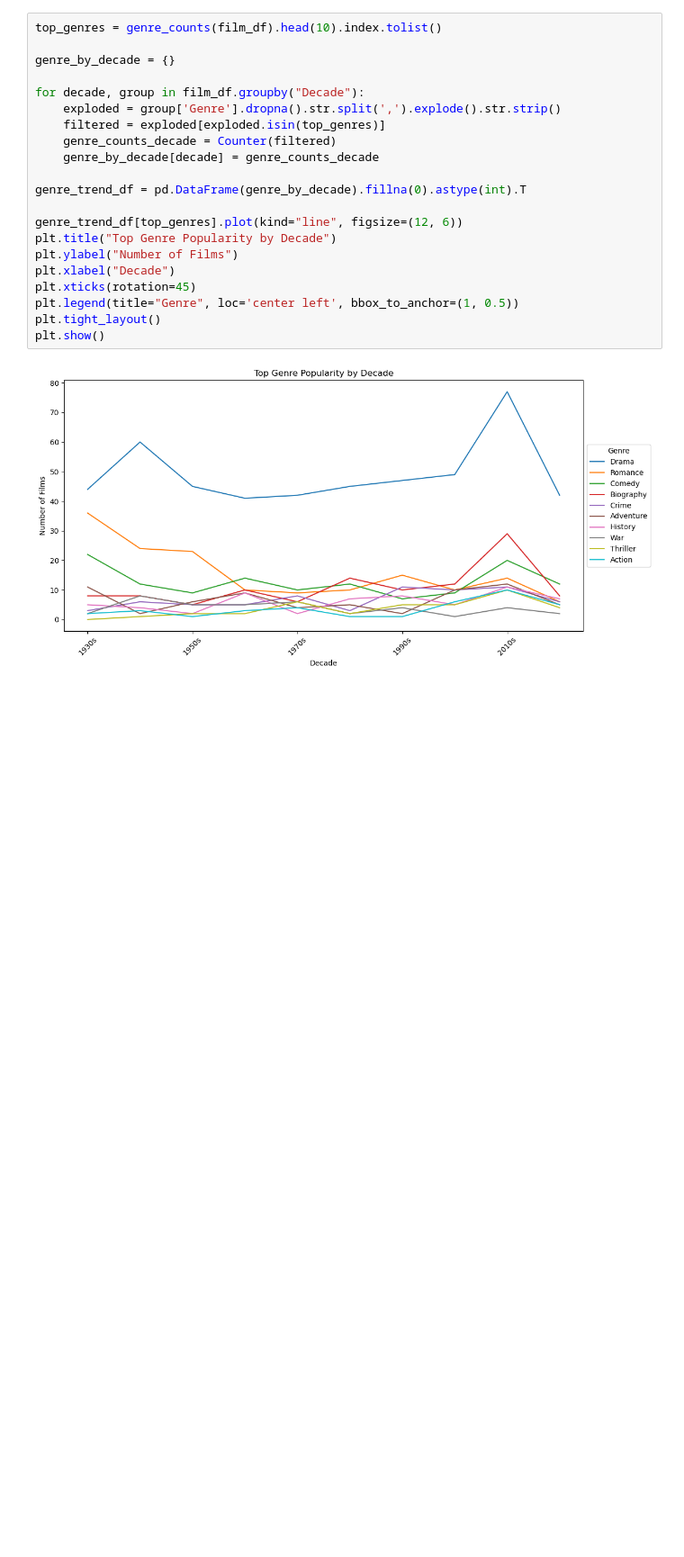
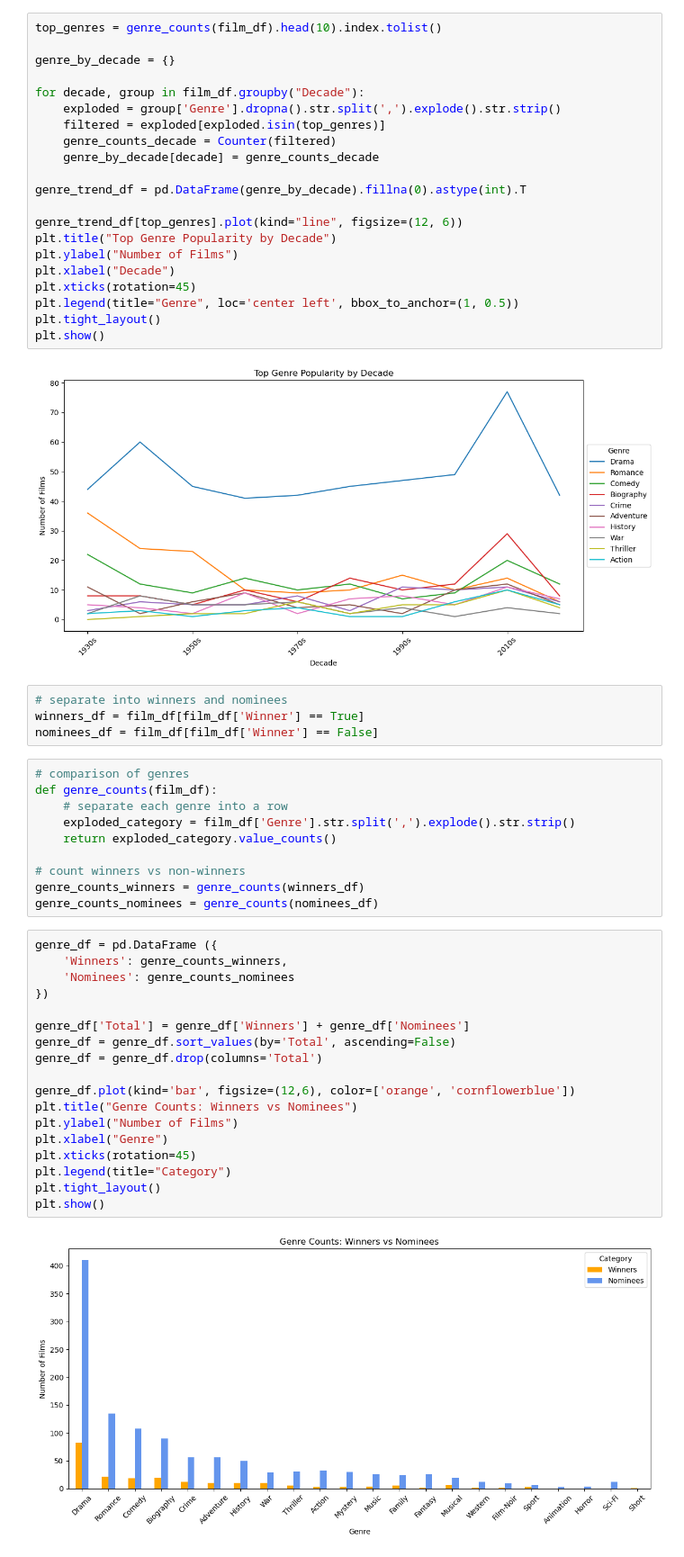
Before and after one commit to LiztheWz/filmcode, a Jupyter notebook: 386project_part2.ipynb, the cells around one changed output. Shown: that part at 90% size. Drawn from its saved outputs; the diff is of its cells as text; blank space fills up the shorter version.

Commit message:
director, genre, writer eda

```diff
--- a/386project_part2.ipynb
+++ b/386project_part2.ipynb
@@ -251,3 +103,37 @@ plt.tight_layout()
 plt.show()
 # %% [output]
 [figure]
+# %%
+# separate into winners and nominees
+winners_df = film_df[film_df['Winner'] == True]
+nominees_df = film_df[film_df['Winner'] == False]
+# %%
+# comparison of genres
+def genre_counts(film_df):
+    # separate each genre into a row
+    exploded_category = film_df['Genre'].str.split(',').explode().str.strip()
+    return exploded_category.value_counts()
+
+# count winners vs non-winners
+genre_counts_winners = genre_counts(winners_df)
+genre_counts_nominees = genre_counts(nominees_df)
+# %%
+genre_df = pd.DataFrame ({
+    'Winners': genre_counts_winners,
+    'Nominees': genre_counts_nominees
+})
+
+genre_df['Total'] = genre_df['Winners'] + genre_df['Nominees']
+genre_df = genre_df.sort_values(by='Total', ascending=False)
+genre_df = genre_df.drop(columns='Total')
+
+genre_df.plot(kind='bar', figsize=(12,6), color=['orange', 'cornflowerblue'])
+plt.title("Genre Counts: Winners vs Nominees")
+plt.ylabel("Number of Films")
+plt.xlabel("Genre")
+plt.xticks(rotation=45)
+plt.legend(title="Category")
+plt.tight_layout()
+plt.show()
+# %% [output]
+[figure, added]
```
Also changed, not shown: parts of 16 cells of this notebook, 1 other file.
